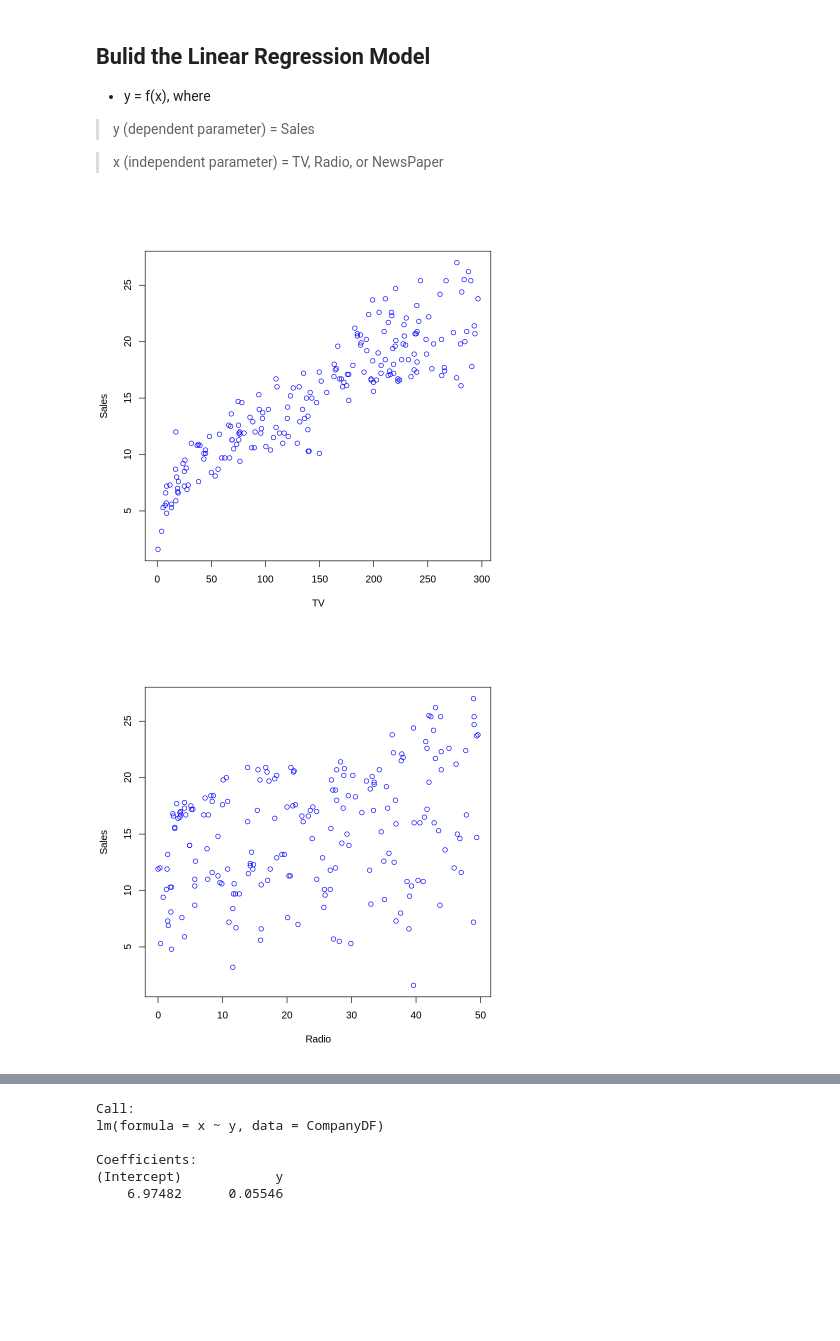
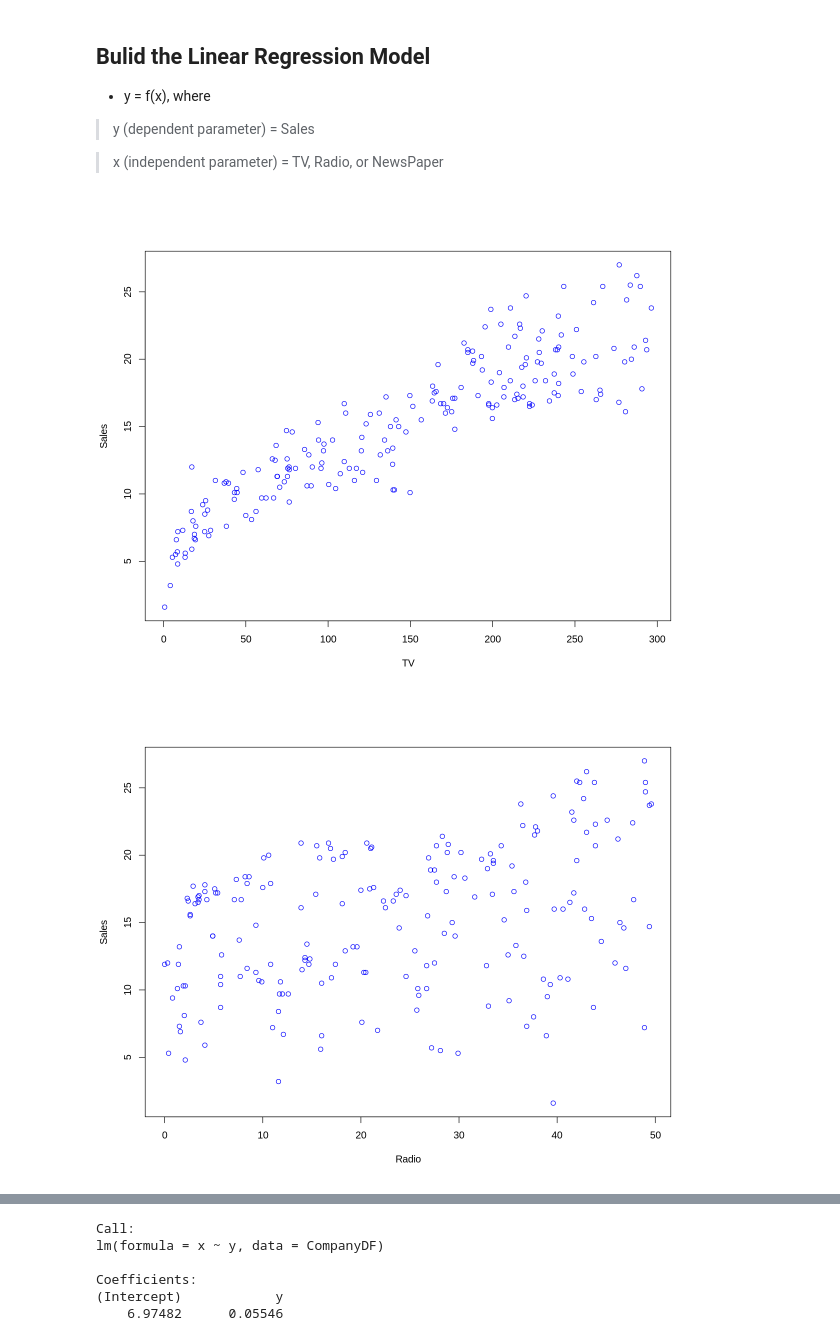
Before and after one commit to sg758253/IDS, a Jupyter notebook: HW5/problem1_r.ipynb, the cells around one changed output, grey strips where cells are left out. Saved outputs shown, nothing was run; the diff lists cells and outputs as text; code cells hidden in the pictures; blank space fills up the shorter version.

```diff
--- a/HW5/problem1_r.ipynb
+++ b/HW5/problem1_r.ipynb
@@ -20,3 +21,4 @@ library(ggplot2)
 # %%
 # import dataset
-CompanyDF <- read_csv("https://raw.githubusercontent.com/bforoura/AML/master/Company_data.csv")
+# CompanyDF <- read_csv("https://raw.githubusercontent.com/bforoura/AML/master/Company_data.csv")
+CompanyDF <- read.csv("https://raw.githubusercontent.com/bforoura/AML/master/Company_data.csv")
@@ -117,11 +118,15 @@ sum(is.na(CompanyDF))
 
 > x (independent parameter) = TV, Radio, or NewsPaper
 # %%
+options(repr.plot.width=10, repr.plot.height=8)
+
 plot(x= CompanyDF$TV, y= CompanyDF$Sales, col = "blue",xlab='TV',ylab='Sales')
 
 plot(x= CompanyDF$Radio, y= CompanyDF$Sales, col = "blue",xlab='Radio',ylab='Sales')
 
 plot(x= CompanyDF$Newspaper, y= CompanyDF$Sales, col = "blue",xlab='Newspaper',ylab='Sales')
+
+plot(x= CompanyDF$Newspaper, y= CompanyDF$Sales, col = "blue",xlab='Newspaper',ylab='Sales')
 # %% [output]
-[figure, old version]
+[figure, new version]
-[figure, old version]
+[figure, new version]
```
Also changed, not shown: parts of 38 cells of this notebook.
